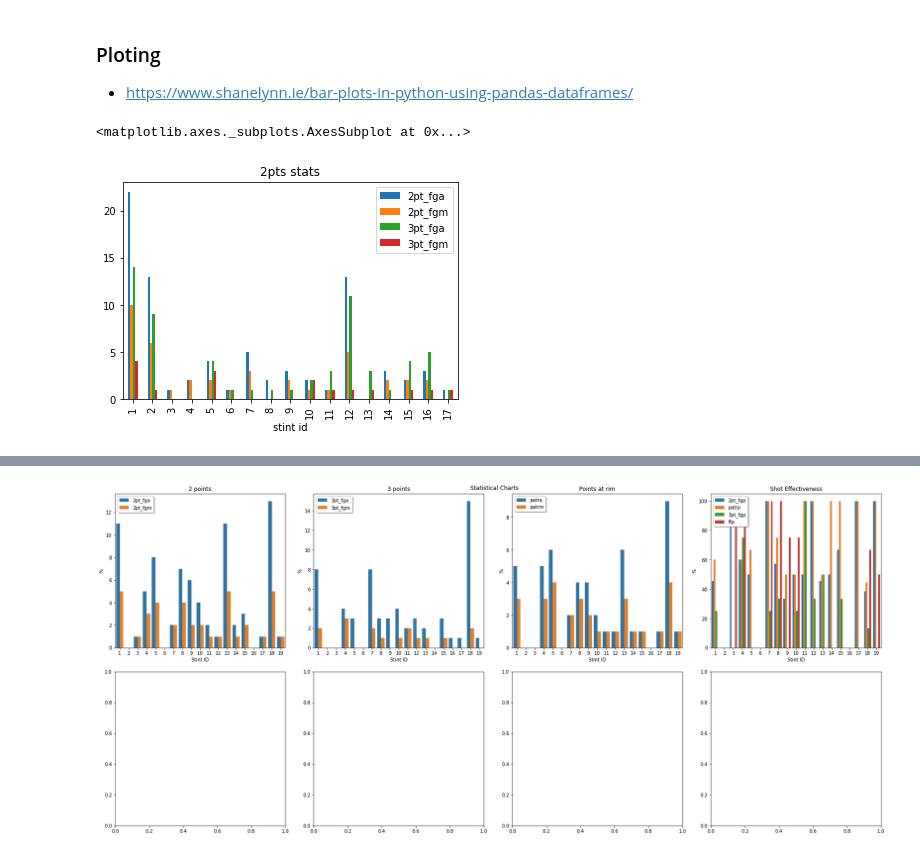
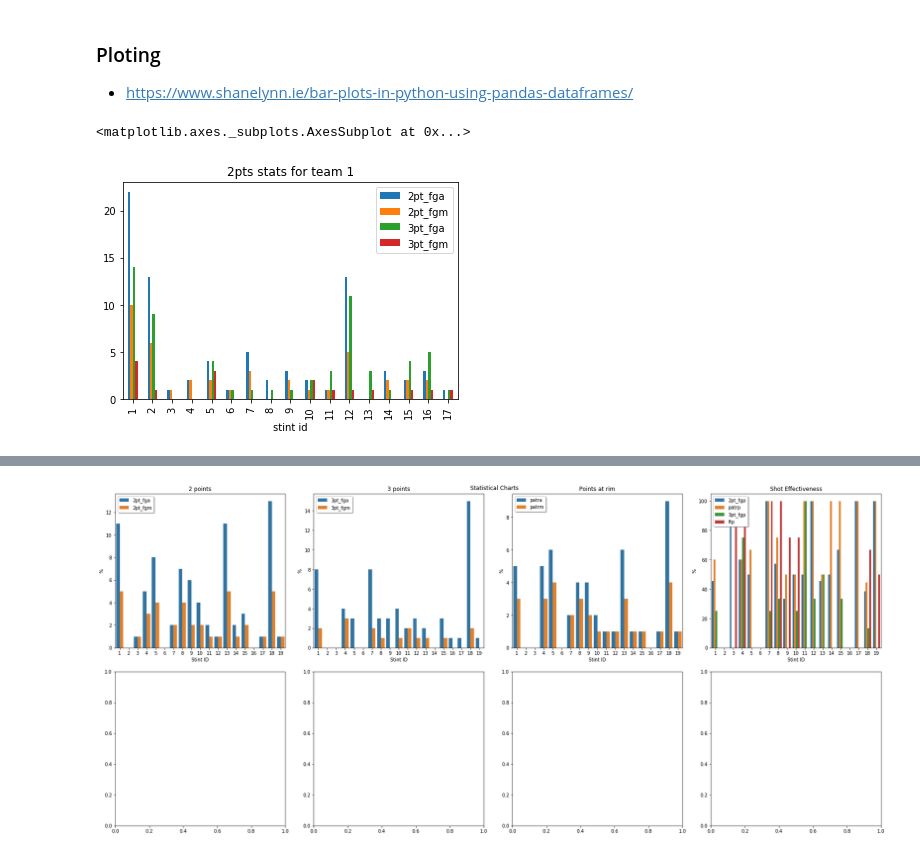
Before and after one commit to ssardina/pynbl, a Jupyter notebook: bball_stas.ipynb, the cells around one changed output, grey strips where cells are left out. Saved outputs shown, nothing was run; the diff lists cells and outputs as text; code cells hidden in the pictures.

```diff
--- a/bball_stas.ipynb
+++ b/bball_stas.ipynb
@@ -397,6 +397,10 @@ def build_stint_stats(pbp_df: pd.DataFrame, col_name: str) -> pd.DataFrame:
     df['poss'] = df['2pt_fga'] + df['3pt_fga'] + 0.44*df['fta'] + df['tovs'] - df['orebs']
     df.loc[df['poss'] < 0, 'poss'] = 0
 
+    df['ortg'] = round(100*(sum(lineup_dat$team_pts)/sum(lineup_dat$team_poss)),2)
+    # team_drtg = round(100*(sum(lineup_dat$opp_pts)/sum(lineup_dat$opp_poss)),2)
+    # team_netrtg = team_ortg-team_drtg
+
     return df
 
 # Compute
@@ -436,9 +440,10 @@ stint_stats_df
 
 - https://www.shanelynn.ie/bar-plots-in-python-using-pandas-dataframes/
 # %%
+# plot using standard panda plot
 # Shooting stats for team 1
 axis_y = ['2pt_fga', "2pt_fgm", '3pt_fga', "3pt_fgm"]
-stint1_stats_df[stint1_stats_df.tno == 0].plot(kind="bar", x='stint', y=axis_y, title="2pts stats", xlabel="stint id")
+stint_stats_df[stint_stats_df.tno == 1].plot(kind="bar", x='stint', y=axis_y, title="2pts stats for team 1", xlabel="stint id")
 # %% [output]
 <matplotlib.axes._subplots.AxesSubplot at 0x...>
-[figure, old version]
+[figure, new version]
```
Also changed, not shown: parts of 4 cells of this notebook.
